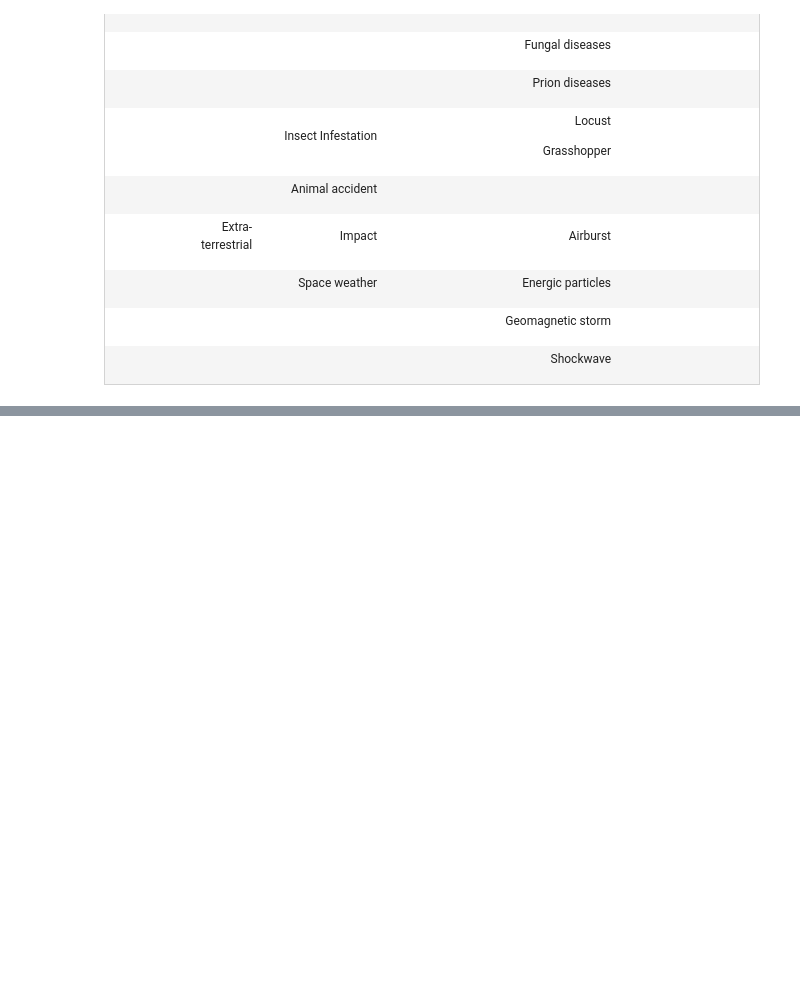
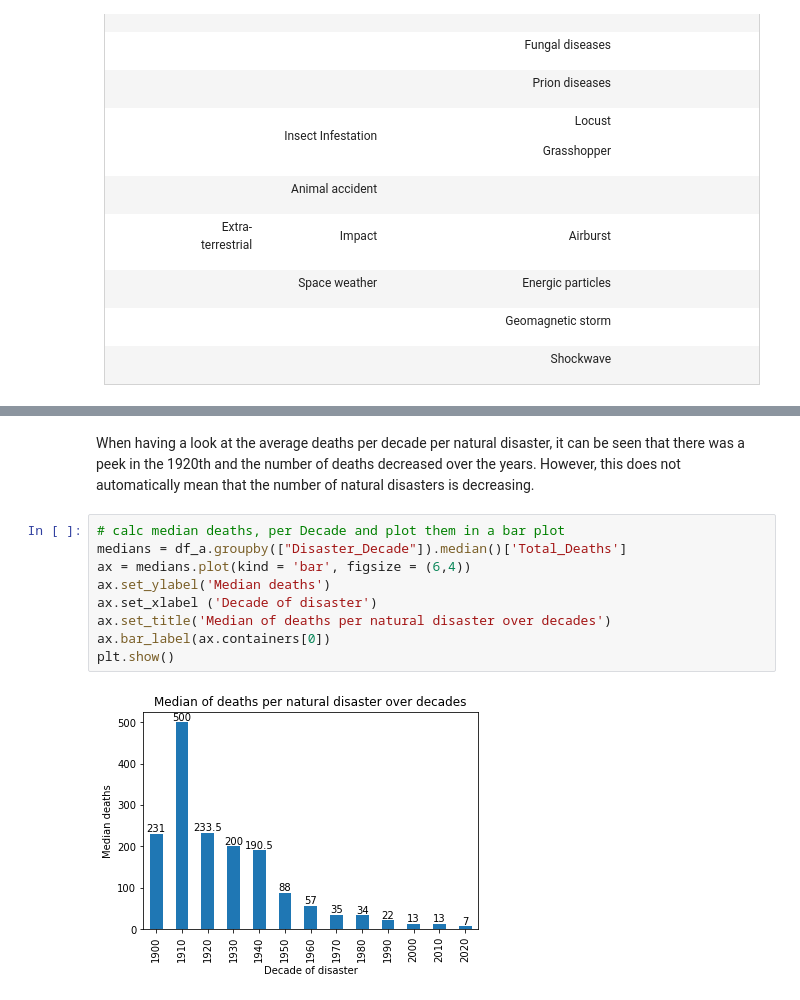
Before and after one commit to r-Files/DOPP, a Jupyter notebook: jupyter_notebooks/Full_analysis.ipynb, the cells around one changed output, grey strips where cells are left out. Drawn from its saved outputs; the diff is of its cells as text; blank space fills up the shorter version.

```diff
--- a/jupyter_notebooks/Full_analysis.ipynb
+++ b/jupyter_notebooks/Full_analysis.ipynb
@@ -672,0 +797,13 @@ Sourced from https://public.emdat.be/about.
+# %% [markdown]
+When having a look at the average deaths per decade per natural disaster, it can be seen that there was a peek in the 1920th and the number of deaths decreased over the years. However, this does not automatically mean that the number of natural disasters is decreasing.
+# %%
+# calc median deaths, per Decade and plot them in a bar plot
+medians = df_a.groupby(["Disaster_Decade"]).median()['Total_Deaths']
+ax = medians.plot(kind = 'bar', figsize = (6,4))
+ax.set_ylabel('Median deaths')
+ax.set_xlabel ('Decade of disaster')
+ax.set_title('Median of deaths per natural disaster over decades')
+ax.bar_label(ax.containers[0])
+plt.show()
+# %% [output]
+[figure, added]
```
Also changed, not shown: parts of 31 cells of this notebook, 10 other files.
